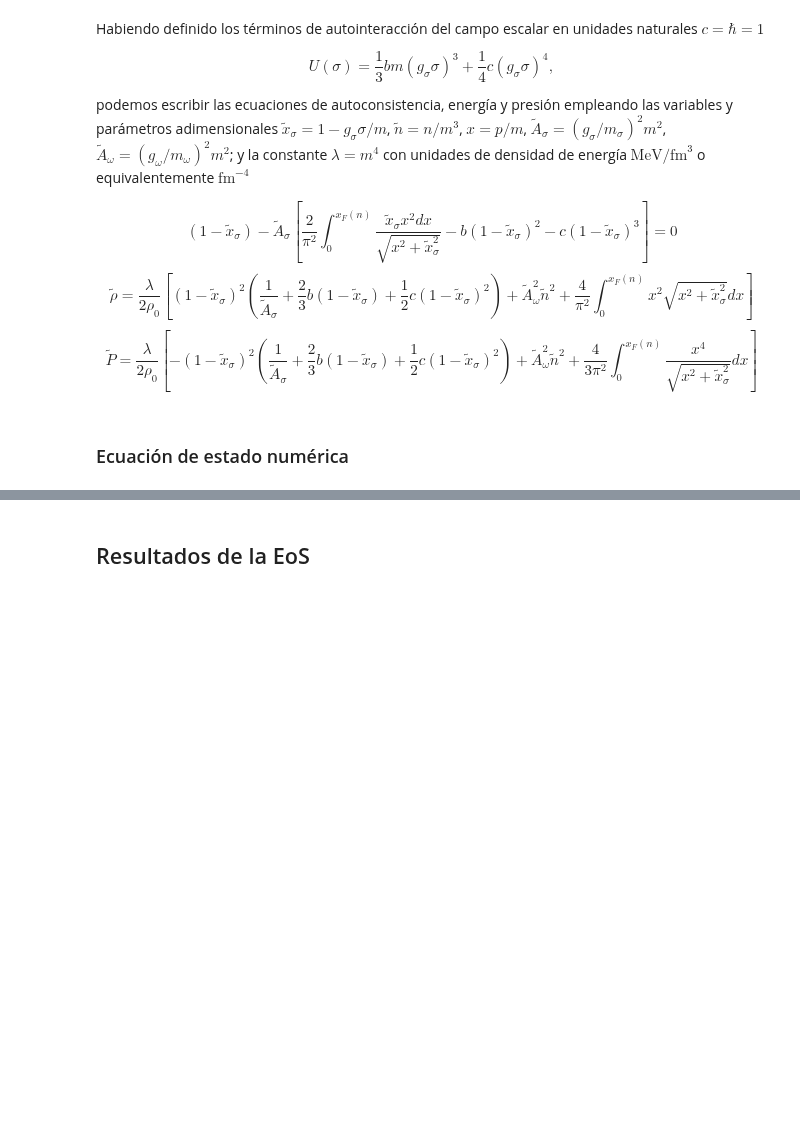
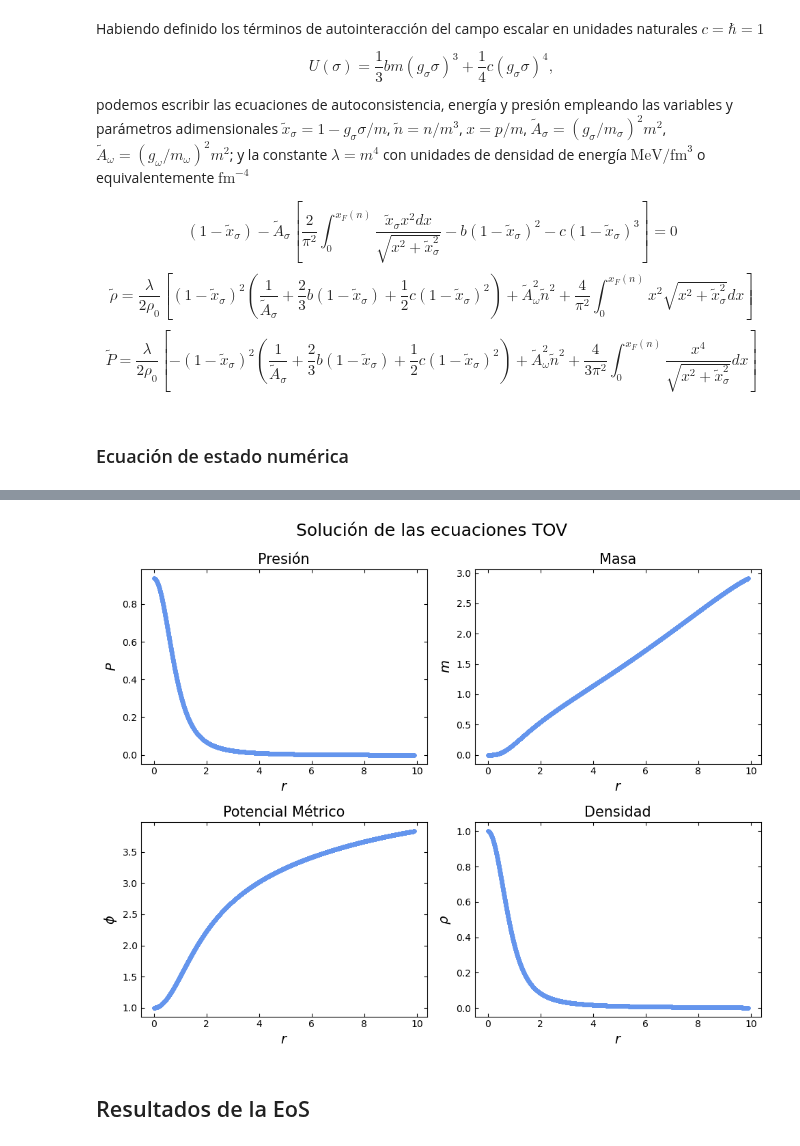
Before and after one commit to Vendetta0462/CalculosSimulaciones, a Jupyter notebook: NS_Structure/sigma-omega_autointeraccion.ipynb, the cells around one changed output, grey strips where cells are left out. Saved outputs shown, nothing was run; the diff lists cells and outputs as text; code cells hidden in the pictures; blank space fills up the shorter version.

```diff
--- a/NS_Structure/sigma-omega_autointeraccion.ipynb
+++ b/NS_Structure/sigma-omega_autointeraccion.ipynb
@@ -92,3 +165,7 @@ elif operacion == 'leer':
+# %%
+tov.graficar_solucion(rf, dr, rho_0_lambda*rho_nat_to_MKS, rho_P, P_central, densidad_limite=densidad_limite)
+# %% [output]
+[figure, added]
 # %% [markdown]
 ## Resultados de la EoS
 # %% [markdown]
```
Also changed, not shown: parts of 4 cells of this notebook.
